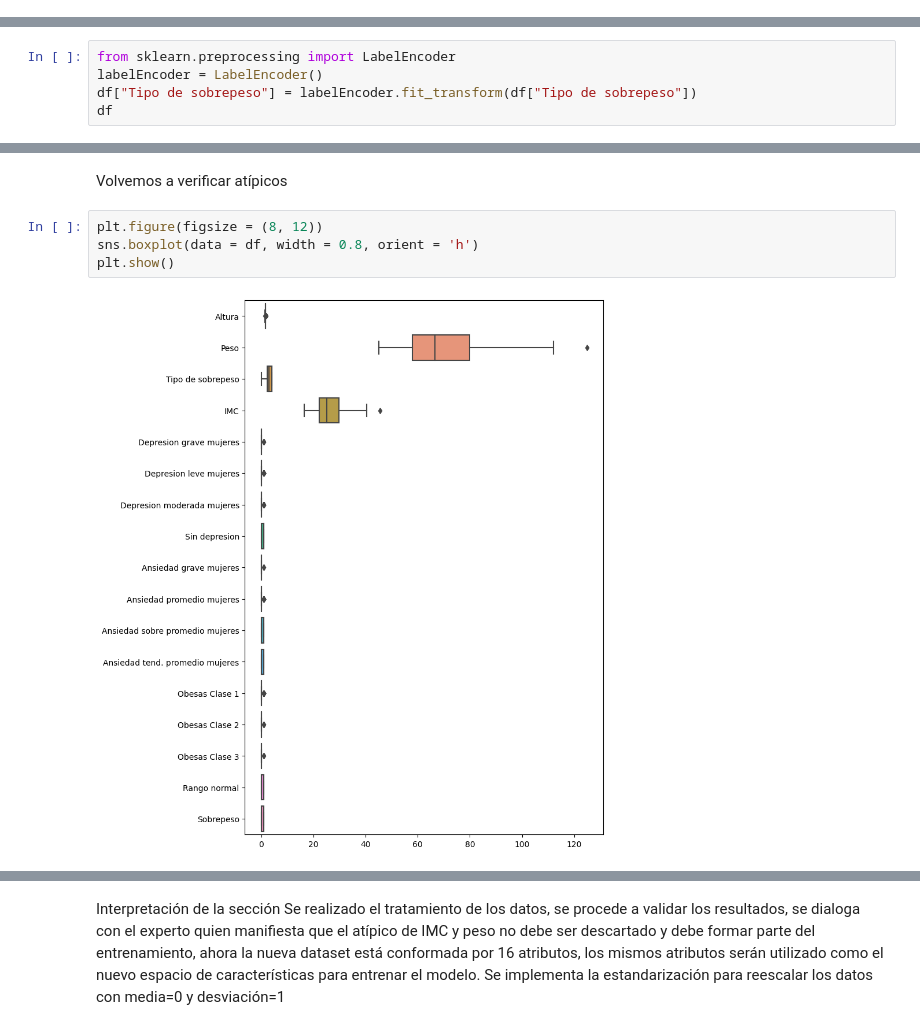
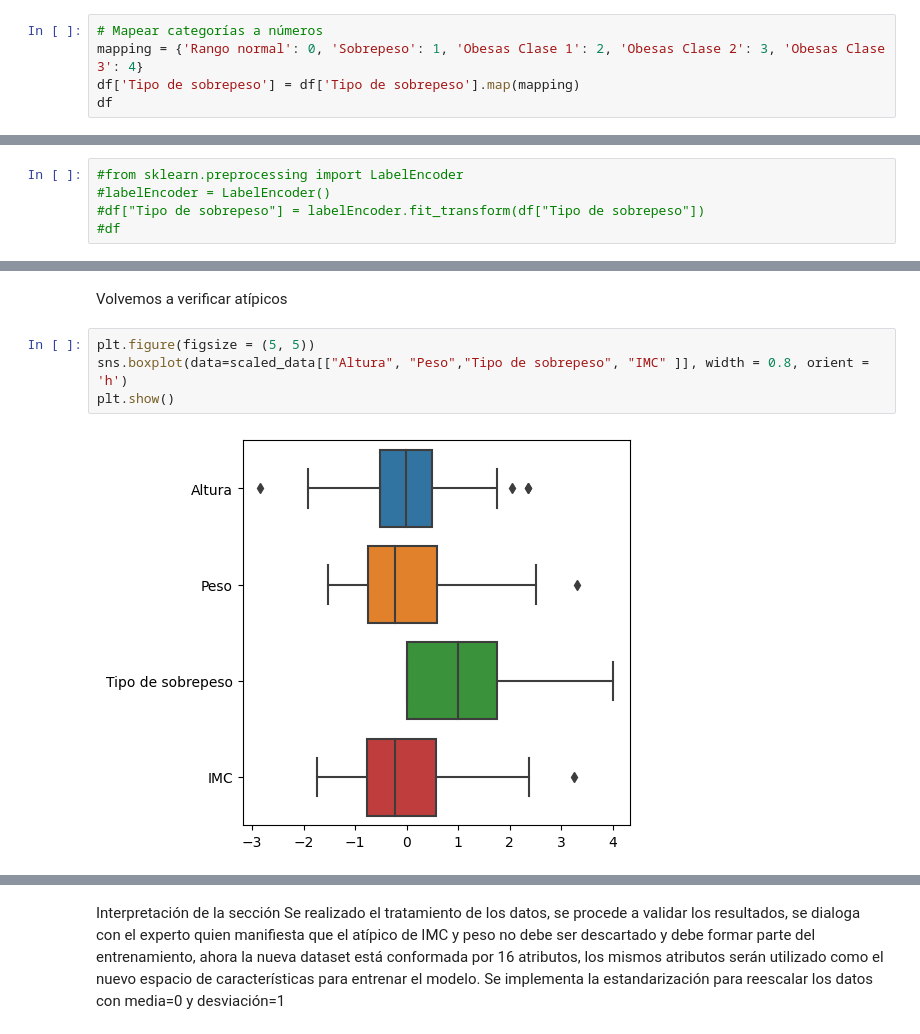
Before and after one commit to RonnyGuevara/Digital_image_processing, a Jupyter notebook: TP_FINAL/TP_FINAL_CURSO_IMAGENES_2023.ipynb, the cells around one changed output, grey strips where cells are left out. Saved outputs shown, nothing was run; the diff lists cells and outputs as text.

```diff
--- a/TP_FINAL/TP_FINAL_CURSO_IMAGENES_2023.ipynb
+++ b/TP_FINAL/TP_FINAL_CURSO_IMAGENES_2023.ipynb
@@ -211,3 +211,8 @@ df.head(10)
 | 7 | 1.54 | 82.0 | Obesas Clase 1 | 34.575814 | 0 | 0 | ... |
 | 8 | 1.60 | 51.0 | Rango normal | 19.921875 | 1 | 0 | ... |
 | 9 | 1.60 | 69.0 | Sobrepeso | 26.953125 | 0 | 0 | ... |
+# %%
+# Mapear categorías a números
+mapping = {'Rango normal': 0, 'Sobrepeso': 1, 'Obesas Clase 1': 2, 'Obesas Clase 2': 3, 'Obesas Clase 3': 4}
+df['Tipo de sobrepeso'] = df['Tipo de sobrepeso'].map(mapping)
+df
@@ -214,5 +233,5 @@ df.head(10)
 # %%
-from sklearn.preprocessing import LabelEncoder
-labelEncoder = LabelEncoder()
-df["Tipo de sobrepeso"] = labelEncoder.fit_transform(df["Tipo de sobrepeso"])
-df
+#from sklearn.preprocessing import LabelEncoder
+#labelEncoder = LabelEncoder()
+#df["Tipo de sobrepeso"] = labelEncoder.fit_transform(df["Tipo de sobrepeso"])
+#df
@@ -315,8 +320,8 @@ sns.heatmap(corr, cbar = True,  square = True, annot=True, fmt= '.2f',annot_kws=
 # %% [markdown]
 Volvemos a verificar atípicos
 # %%
-plt.figure(figsize = (8, 12))
-sns.boxplot(data = df, width = 0.8, orient = 'h')
+plt.figure(figsize = (5, 5))
+sns.boxplot(data=scaled_data[["Altura", "Peso","Tipo de sobrepeso", "IMC" ]], width = 0.8, orient = 'h')
 plt.show()
 # %% [output]
-[figure, old version]
+[figure, new version]
```
Also changed, not shown: parts of 30 cells of this notebook.
